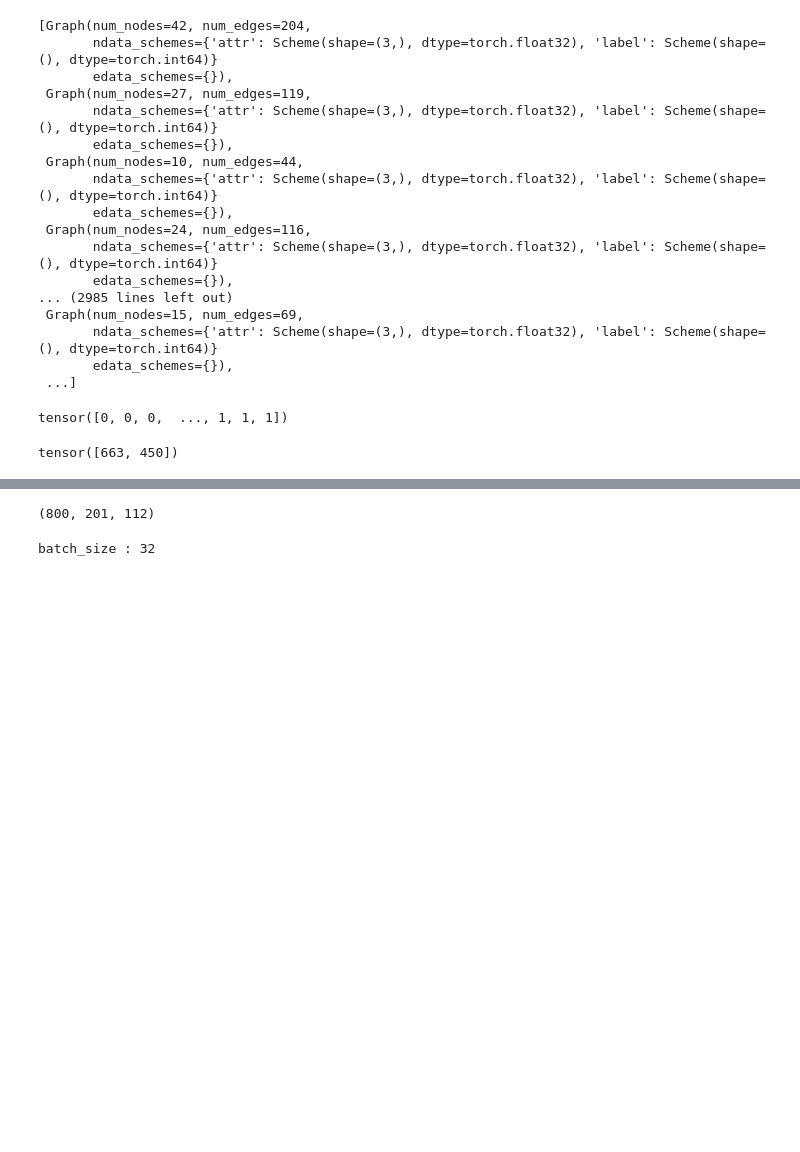
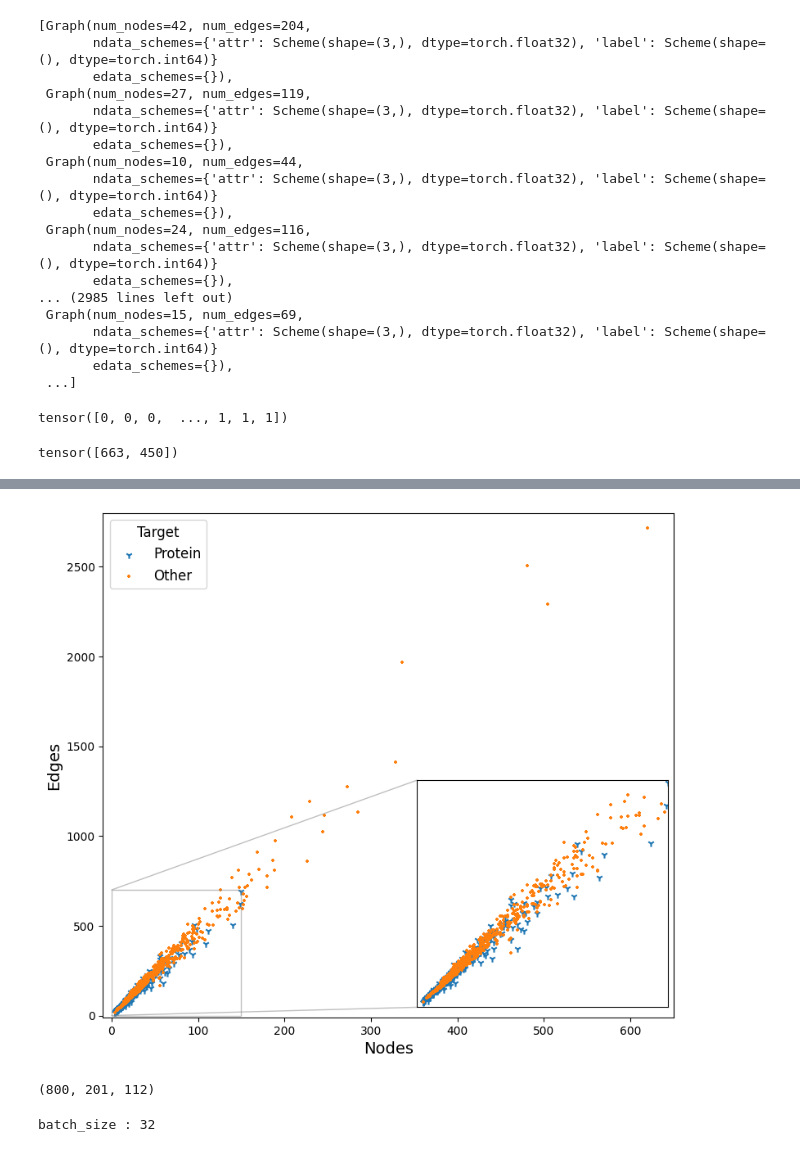
Before and after one commit to marcgloaguen/Week13_GraphClassification, a Jupyter notebook: marc.ipynb, the cells around one changed output, grey strips where cells are left out. Drawn from its saved outputs; the diff is of its cells as text; code cells hidden in the pictures; blank space fills up the shorter version.

```diff
--- a/marc.ipynb
+++ b/marc.ipynb
@@ -101,3 +164,28 @@ plt.show()
+# %%
+_, ax = plt.subplots(figsize=[9, 8])
+
+ax.scatter(*zip(*protein), marker="1", label="Protein")
+ax.scatter(*zip(*other), marker="+", s=5, label="Other")
+ax.set_xlabel('Nodes', fontsize=14)
+ax.set_ylabel('Edges', fontsize=14)
+
+axin = ax.inset_axes(bounds=[0.55, 0.02, 0.44, 0.45])
+axin.scatter(*zip(*protein), marker="1")
+axin.scatter(*zip(*other), marker="+", s=5)
+axin.set_xlim(0, 150)
+axin.set_ylim(0, 700)
+ax.indicate_inset_zoom(axin)
+axin.set_yticks([])
+axin.set_xticks([])
+
+ax.set_xlim(-10, 650)
+ax.set_ylim(-10, 2800)
+
+legend = ax.legend(fontsize='large', loc='upper left')
+legend.set_title("Target", prop={'size': 'large'})
+plt.show()
+# %% [output]
+[figure, added]
 # %%
 train_dataset, test_dataset = train_test_split(
     dataset,
```
Also changed, not shown: parts of 10 cells of this notebook, 4 other files.
